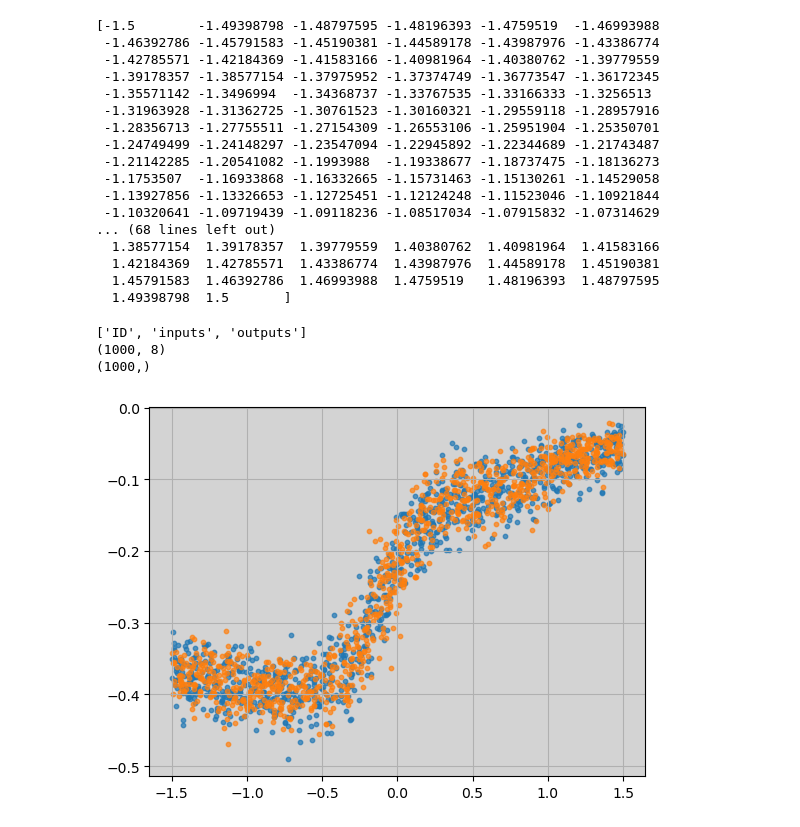
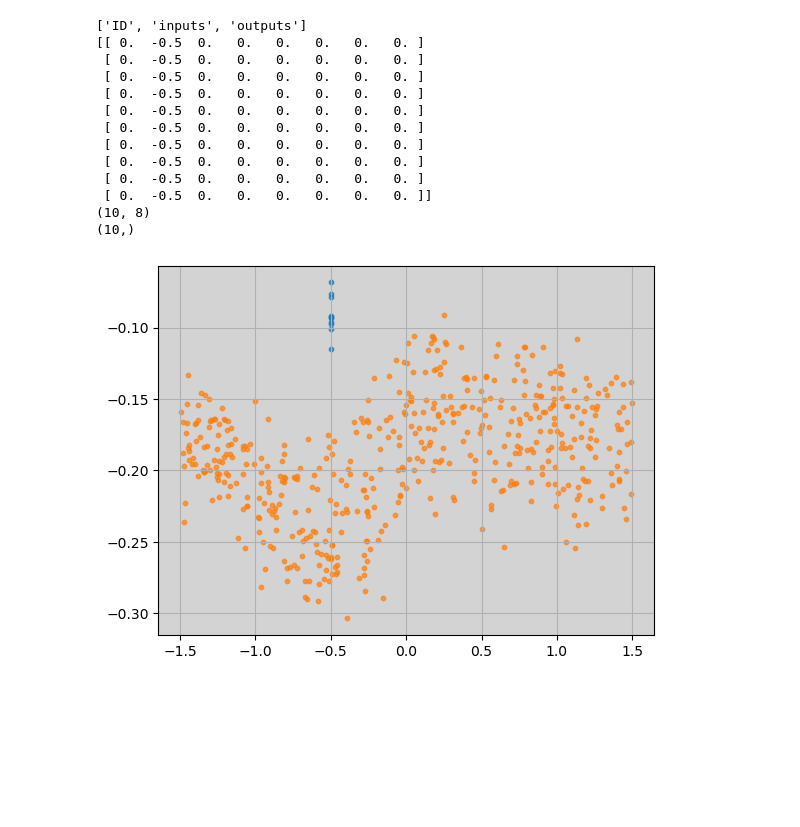
Before and after one commit to jwass1997/kmc_project, a Jupyter notebook: scripts/python_scripts/visualize.ipynb, the cells around one changed output. Saved outputs shown, nothing was run; the diff lists cells and outputs as text; code cells hidden in the pictures; blank space fills up the shorter version.

```diff
--- a/scripts/python_scripts/visualize.ipynb
+++ b/scripts/python_scripts/visualize.ipynb
@@ -14,53 +14,46 @@ max_voltage = 1.5
 num_of_points = 500
 
 voltages = np.linspace(min_voltage, max_voltage, num_of_points)
-print(voltages)
+#print(voltages)
 
 with open("../../configs/voltages.txt", "w") as f:
     for v in voltages:
         f.write(f"{v}\n")
-# %% [output]
-[-1.5        -1.49398798 -1.48797595 -1.48196393 -1.4759519  -1.46993988
- -1.46392786 -1.45791583 -1.45190381 -1.44589178 -1.43987976 -1.43386774
- -1.42785571 -1.42184369 -1.41583166 -1.40981964 -1.40380762 -1.39779559
- -1.39178357 -1.38577154 -1.37975952 -1.37374749 -1.36773547 -1.36172345
- -1.35571142 -1.3496994  -1.34368737 -1.33767535 -1.33166333 -1.3256513
- -1.31963928 -1.31362725 -1.30761523 -1.30160321 -1.29559118 -1.28957916
- -1.28356713 -1.27755511 -1.27154309 -1.26553106 -1.25951904 -1.25350701
- -1.24749499 -1.24148297 -1.23547094 -1.22945892 -1.22344689 -1.21743487
- -1.21142285 -1.20541082 -1.1993988  -1.19338677 -1.18737475 -1.18136273
- -1.1753507  -1.16933868 -1.16332665 -1.15731463 -1.15130261 -1.14529058
- -1.13927856 -1.13326653 -1.12725451 -1.12124248 -1.11523046 -1.10921844
- -1.10320641 -1.09719439 -1.09118236 -1.08517034 -1.07915832 -1.07314629
-... (68 lines left out)
-  1.38577154  1.39178357  1.39779559  1.40380762  1.40981964  1.41583166
-  1.42184369  1.42785571  1.43386774  1.43987976  1.44589178  1.45190381
-  1.45791583  1.46392786  1.46993988  1.4759519   1.48196393  1.48797595
-  1.49398798  1.5       ]
 # %%
-batch_1 = np.load("../../data/batch_3.npz")
-batch_2 = np.load("../../data/batch_4.npz")
+batch_1 = np.load("../../data/batch_15.npz")
+batch_2 = np.load("../../data/batch_14.npz")
 
 print(batch_1.files)
 
 inputs = batch_1["inputs"]
 outputs = batch_1["outputs"]
+print(inputs)
 
 print(inputs.shape)
 print(outputs.shape)
 
 plot_kwargs = {
     "alpha": .7,
     "s": 10.
 }
 
 plt.scatter(batch_1["inputs"][:, 1], batch_1["outputs"], **plot_kwargs)
 plt.scatter(batch_2["inputs"][:, 1], batch_2["outputs"], **plot_kwargs)
 plt.grid()
 ax = plt.gca()
 ax.set_facecolor("lightgrey")
 # %% [output]
 ['ID', 'inputs', 'outputs']
-(1000, 8)
-(1000,)
+[[ 0.  -0.5  0.   0.   0.   0.   0.   0. ]
+ [ 0.  -0.5  0.   0.   0.   0.   0.   0. ]
+ [ 0.  -0.5  0.   0.   0.   0.   0.   0. ]
+ [ 0.  -0.5  0.   0.   0.   0.   0.   0. ]
+ [ 0.  -0.5  0.   0.   0.   0.   0.   0. ]
+ [ 0.  -0.5  0.   0.   0.   0.   0.   0. ]
+ [ 0.  -0.5  0.   0.   0.   0.   0.   0. ]
+ [ 0.  -0.5  0.   0.   0.   0.   0.   0. ]
+ [ 0.  -0.5  0.   0.   0.   0.   0.   0. ]
+ [ 0.  -0.5  0.   0.   0.   0.   0.   0. ]]
+(10, 8)
+(10,)
-[figure, old version]
+[figure, new version]
```
Also changed, not shown: 48 other files.
